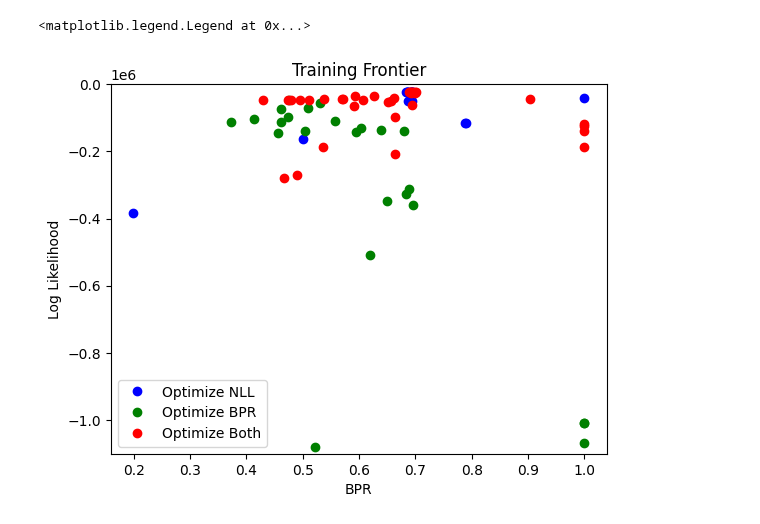
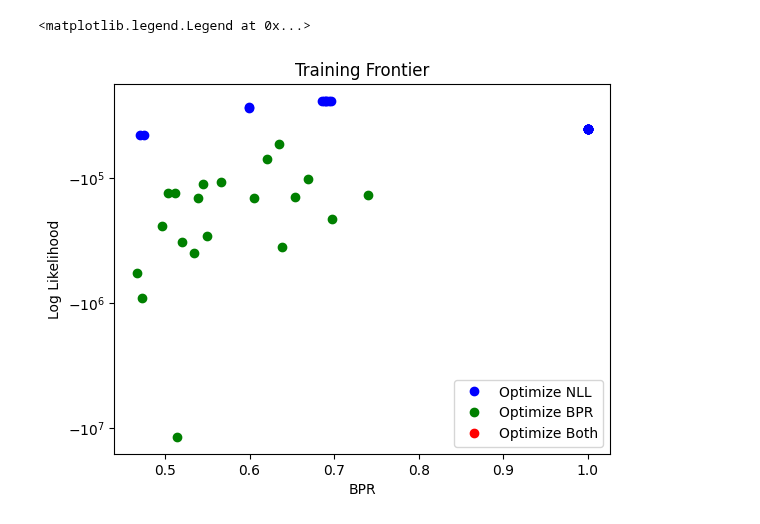
Before and after one commit to kheuton/prob_diff_topk, a Jupyter notebook: PlotExpResults.ipynb, the cells around one changed output. Saved outputs shown, nothing was run; the diff lists cells and outputs as text; code cells hidden in the pictures.

```diff
--- a/PlotExpResults.ipynb
+++ b/PlotExpResults.ipynb
@@ -19,7 +19,7 @@ from torch_models import  MixtureOfTruncNormModel, torch_bpr_uncurried, determin
 from torch_perturb.torch_pert_topk import PerturbedTopK
 from distributions import QuantizedNormal
 # %%
-base_dir = '/cluster/tufts/hugheslab/kheuto01/synth_103050_datainit_4000_comp2'
+base_dir = '/cluster/tufts/hugheslab/kheuto01/synth_103050_20randinitidx_1000_comp2'
 exps = glob.glob(base_dir + '/*')
 # %%
 seed=360
@@ -117,8 +111,8 @@ def make_report(model, exp, data, title=None):
     return model
 # %%
 for e,exp in enumerate(exps):
-    if 'mu110mu250_bw5000_nw1_sig0.01_ss0.001_th0.99' not in exp:
-        continue
+    #if 'mu110mu250_bw5000_nw1_sig0.01_ss0.001_th0.99' not in exp:
+    #    continue
     if e % 10 == 0:
         print(f'Processing {e} / {len(exps)}')
 
@@ -186,42 +180,62 @@ plt.ylabel('Log Likelihood')
 # %%
 nll_bprs = []
 nll_nlls = []
+nll_bprs_by_init = collections.defaultdict(lambda: -np.inf)
+nll_nlls_by_init = collections.defaultdict(lambda: -np.inf)
+nll_exp_by_init = collections.defaultdict(str)
 bpr_bprs = []
 bpr_nlls = []
+bpr_bprs_by_init = collections.defaultdict(lambda: -np.inf)
+bpr_nlls_by_init = collections.defaultdict(lambda: -np.inf)
+bpr_exp_by_init = collections.defaultdict(str)
 both_bprs = []
 both_nlls = []
 
 for e,exp in enumerate(exps):
     losses = torch.load(exp + '/losses.pth')
     bprs = torch.load(exp + '/bprs.pth')
     nlls = torch.load(exp + '/nlls.pth')
 
     losses = np.array([loss.detach().numpy() for loss in losses])
     bprs = np.array([bpr.detach().numpy() for bpr in bprs])
     nlls = np.array([nll.detach().numpy() for nll in nlls])
     bw = exp.split('bw')[1].split('_')[0]
     nw = exp.split('nw')[1].split('_')[0]
+    init = int(exp.split('init')[-1])
+
+    bpr = bprs[-1]
+    nll = -nlls[-1]
 
 
     if bw=='0':
         nll_bprs.append(bprs[-1])
         nll_nlls.append(-nlls[-1])
+        if nll > nll_nlls_by_init[init]:
+            nll_nlls_by_init[init] = nll
+            nll_bprs_by_init[init] = bpr
+            nll_exp_by_init[init] = exp
     elif nw=='0':
         bpr_bprs.append(bprs[-1])
         bpr_nlls.append(-nlls[-1])
+        if bpr > bpr_bprs_by_init[init]:
+            bpr_bprs_by_init[init] = bpr
+            bpr_nlls_by_init[init] = nll
+            bpr_exp_by_init[init] = exp
     else:
         both_bprs.append(bprs[-1])
         both_nlls.append(-nlls[-1])
 
-plt.plot(nll_bprs, nll_nlls, 'bo', label='Optimize NLL')
-plt.plot(bpr_bprs, bpr_nlls, 'go', label='Optimize BPR')
+plt.plot(nll_bprs_by_init.values(), nll_nlls_by_init.values(), 'bo', label='Optimize NLL')
+plt.plot(bpr_bprs_by_init.values(), bpr_nlls_by_init.values(), 'go', label='Optimize BPR')
 plt.plot(both_bprs, both_nlls, 'ro', label='Optimize Both')
 plt.xlabel('BPR')
 plt.ylabel('Log Likelihood')
 # set ylimits to -100000 to 0
-plt.ylim(-1100000, 0)
+#plt.ylim(-1100000, -1000)
+# make y axis log scale even with negative values
+plt.yscale('symlog', linthresh=1)
 plt.title('Training Frontier')
 plt.legend()
 # %% [output]
 <matplotlib.legend.Legend at 0x...>
-[figure, old version]
+[figure, new version]
```
Also changed, not shown: parts of 8 cells of this notebook, 6 other files.
